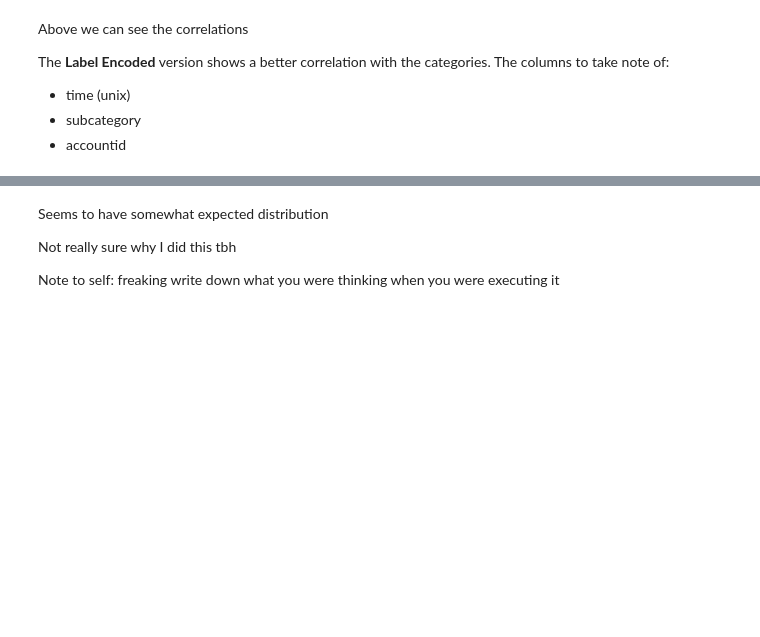
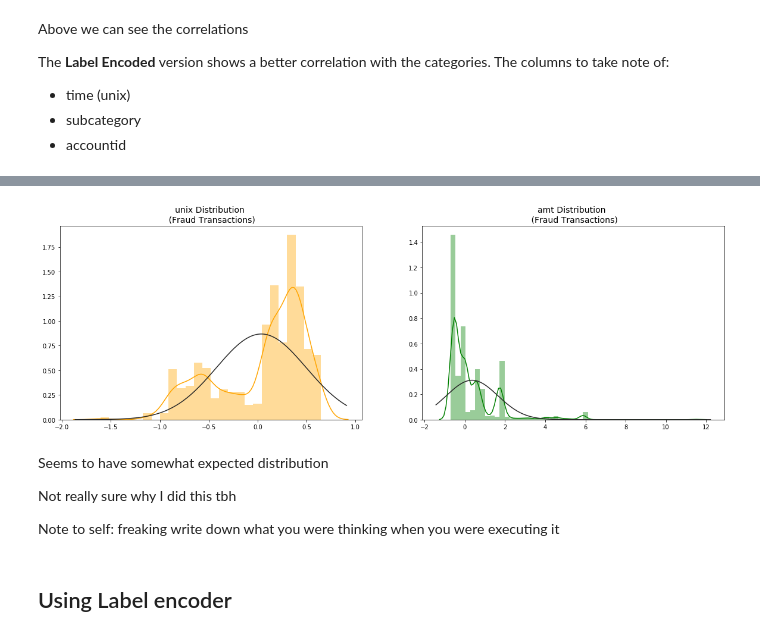
Before and after one commit to fzdanial/SITP_Cluster, a Jupyter notebook: SITP ML model.ipynb, the cells around one changed output, grey strips where cells are left out. Saved outputs shown, nothing was run; the diff lists cells and outputs as text; code cells hidden in the pictures; blank space fills up the shorter version.

```diff
--- a/SITP ML model.ipynb
+++ b/SITP ML model.ipynb
@@ -385,9 +385,25 @@ plt.show()
+# %%
+f, (ax1, ax2) = plt.subplots(1,2, figsize=(20, 6))
+
+time_fraud_dist = enc_df['scaled_time'].loc[enc_df['Class'] == 1].values
+sns.distplot(time_fraud_dist,ax=ax1, fit=norm, color='orange')
+ax1.set_title('unix Distribution \n (Fraud Transactions)', fontsize=14)
+
+amt_fraud_dist = enc_df['scaled_amount'].loc[enc_df['Class'] == 1].values
+sns.distplot(amt_fraud_dist,ax=ax2, fit=norm, color='green')
+ax2.set_title('amt Distribution \n (Fraud Transactions)', fontsize=14)
+
+plt.show()
+# %% [output]
+[figure, added]
 # %% [markdown]
 Seems to have somewhat expected distribution
 
 Not really sure why I did this tbh
 
 Note to self: freaking write down what you were thinking when you were executing it
+# %% [markdown]
+## Using Label encoder
 # %%
 # New_df is from the random undersample data (fewer instances)
 X = le_df.drop('class', axis=1)
```
Also changed, not shown: parts of 34 cells of this notebook.
